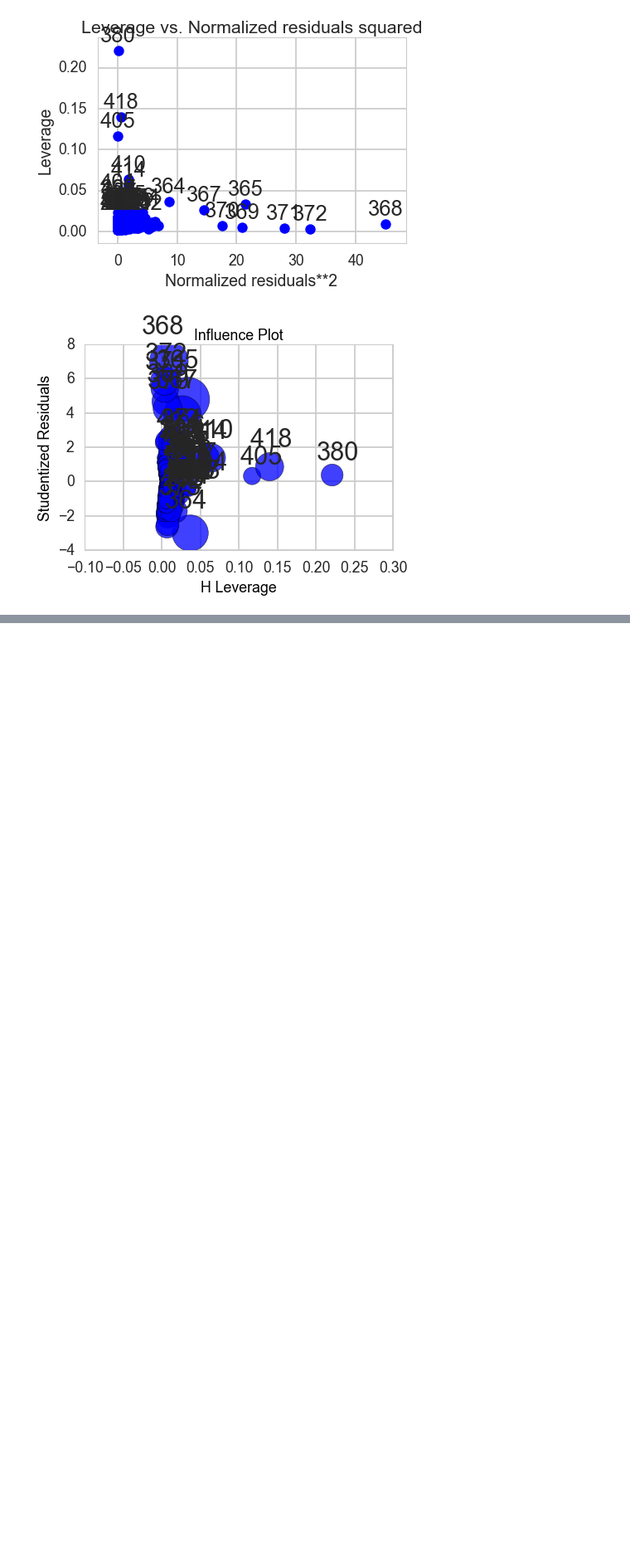
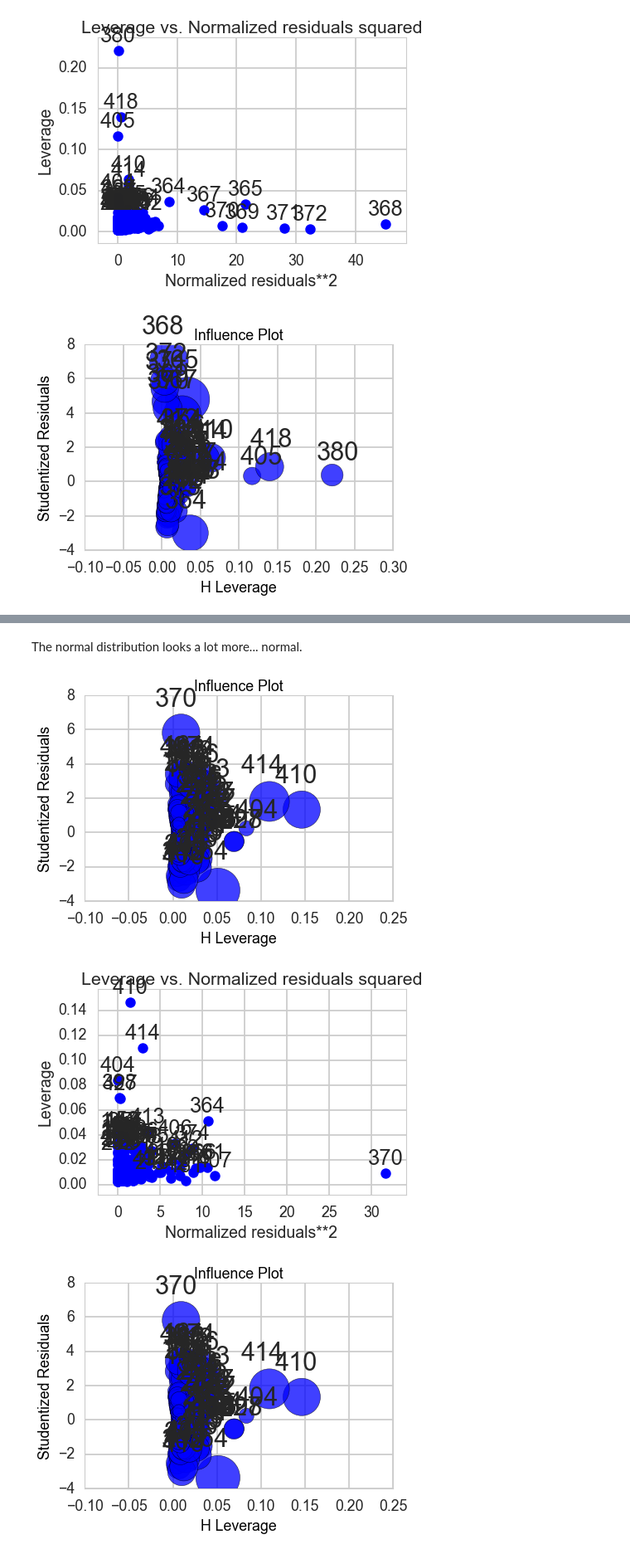
Before and after one commit to victoreram/Springboard-Data-Science, a Jupyter notebook: Assignments/ML-Linear_Regression/linear_regression/Mini_Project_Linear_Regression.ipynb, the cells around one changed output, grey strips where cells are left out. Shown at 83% size. Cells and saved outputs as stored; diff of their text form; code cells hidden in the pictures; blank space fills up the shorter version.

```diff
--- a/Assignments/ML-Linear_Regression/linear_regression/Mini_Project_Linear_Regression.ipynb
+++ b/Assignments/ML-Linear_Regression/linear_regression/Mini_Project_Linear_Regression.ipynb
@@ -921,0 +957,11 @@ X_red = X_red[X_red]
+# %% [markdown]
+The normal distribution looks a lot more... normal.
+# %%
+plot_leverage_resid2(m_red_clean)
+#sm.graphics.influence_plot
+
+influence_plot(m_red_clean)
+# %% [output]
+[figure, added]
+[figure, added]
+[figure, added]
```
Also changed, not shown: parts of 6 cells of this notebook.
